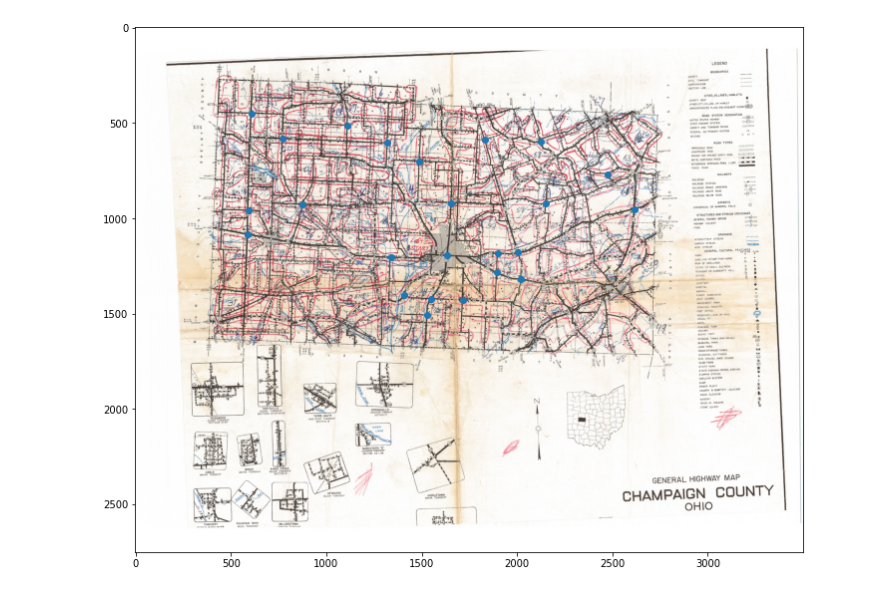
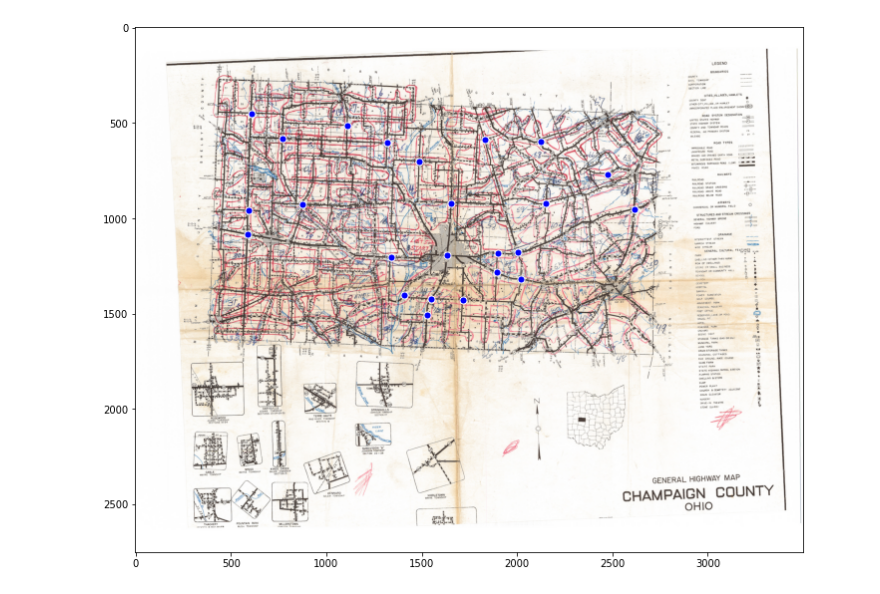
Before and after one commit to kmarsh/autogeoreferencer, a Jupyter notebook: experiments/points.ipynb, the cells around one changed output. Cells and saved outputs as stored; diff of their text form; code cells hidden in the pictures.

```diff
--- a/experiments/points.ipynb
+++ b/experiments/points.ipynb
@@ -1,17 +1,17 @@
 # %%
 import numpy as np
 import matplotlib.pyplot as plt
 import matplotlib.image as mpimg
 
 img = mpimg.imread('/Users/kmarsh/Code/kmarsh/autogeoreferencer/data/OH-Champaign-72-01.jpg')
 points = np.loadtxt('/Users/kmarsh/Code/kmarsh/autogeoreferencer/data/OH-Champaign-72-01.csv', delimiter=',')
 x = points[:,0]
 y = points[:,1]
 
 plt.figure(figsize=(12, 12))
 plt.imshow(img)
-plt.scatter(x, y)
+plt.scatter(x, y, color='blue', edgecolor='white', s=50)
 plt.ylim(max(plt.ylim()), min(plt.ylim()))
 plt.show()
 # %% [output]
-[figure, old version]
+[figure, new version]
```
Also changed, not shown: parts of 3 cells of this notebook, 2 other files.
